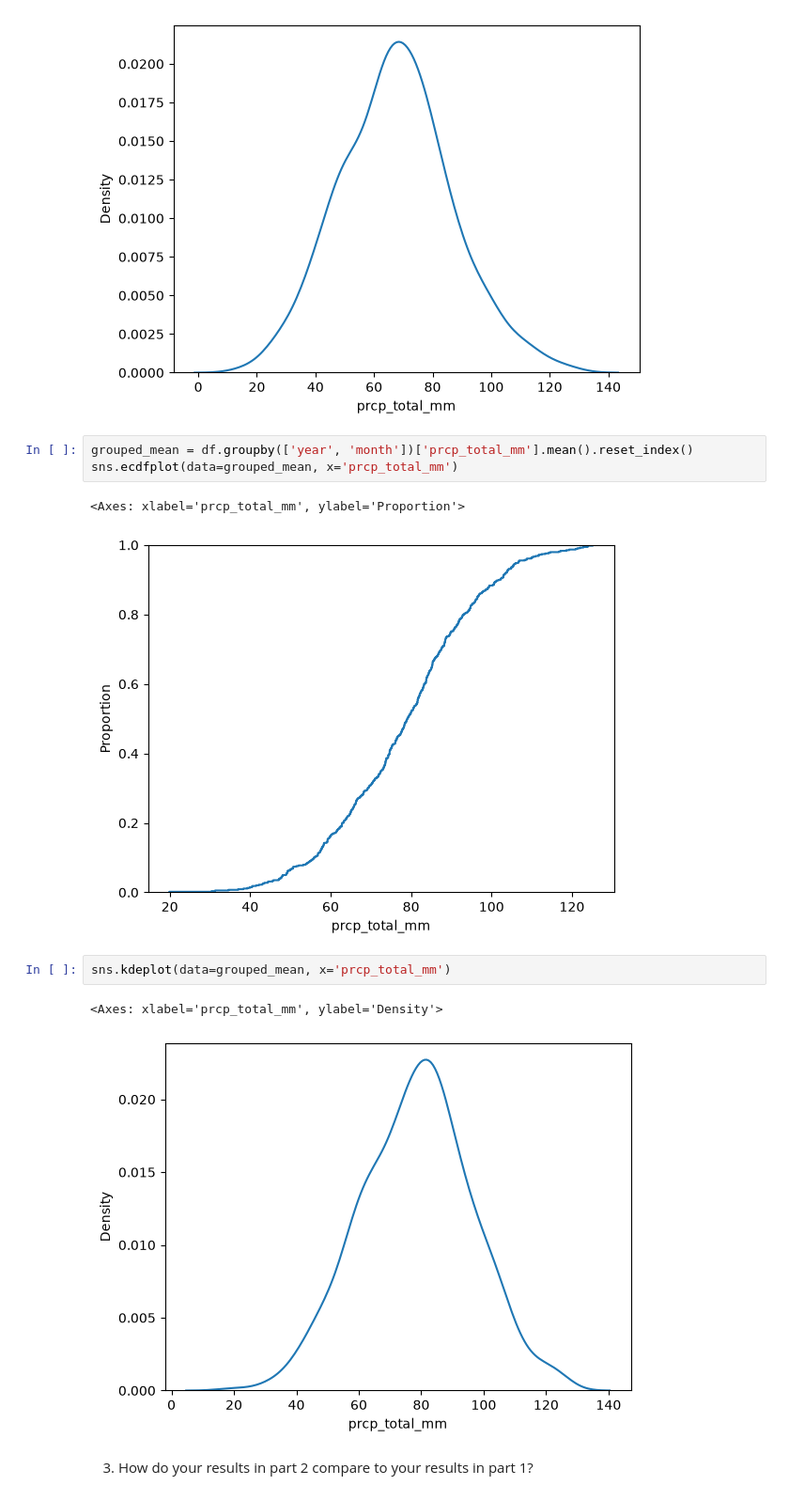
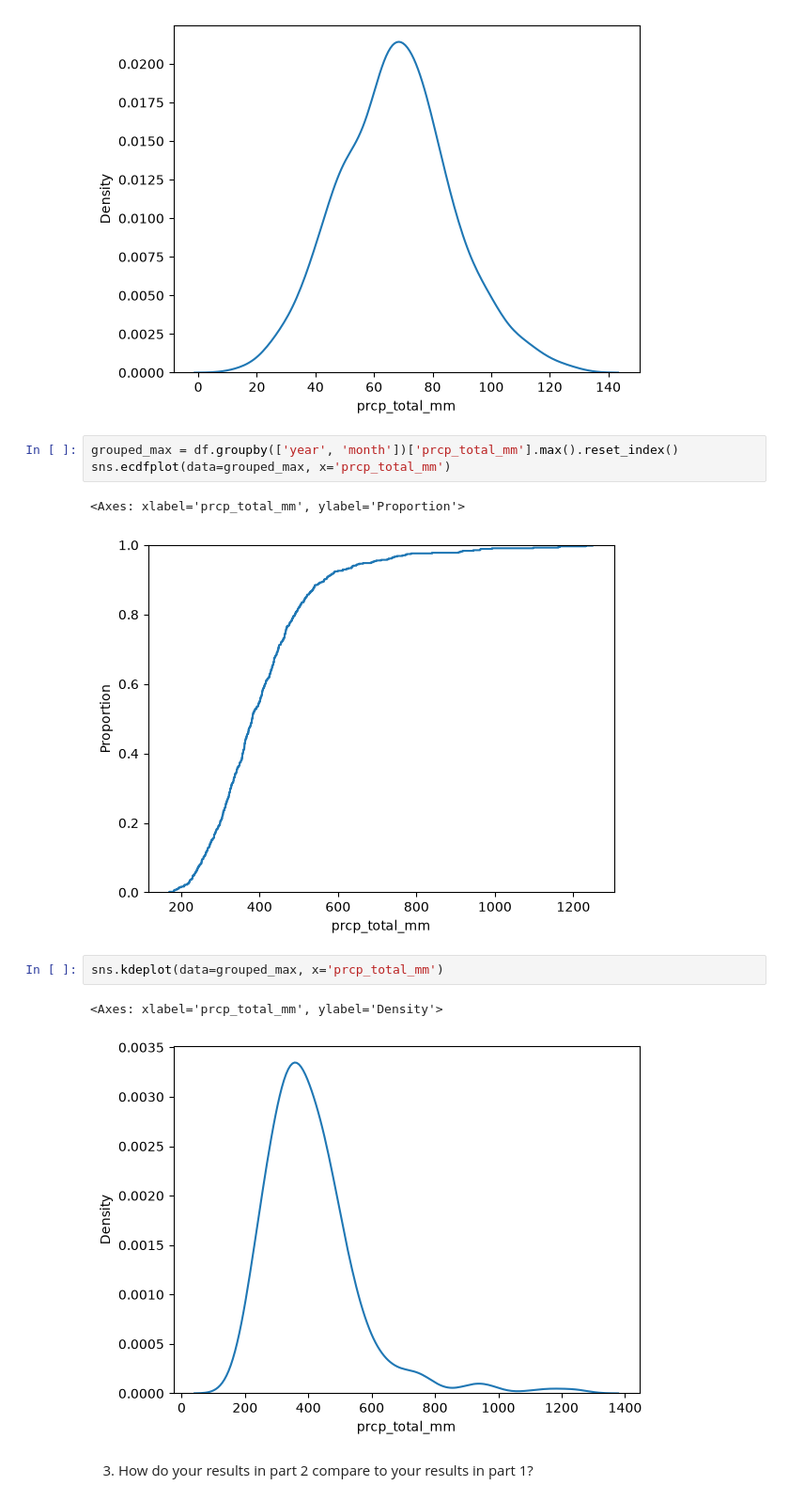
Before and after one commit to jackkovach1/UU_F26_templates, a Jupyter notebook: Week05/Thursday_Lab/lab_05 (1).ipynb, the cells around one changed output. Shown at 94% size. Saved outputs shown, nothing was run; the diff lists cells and outputs as text.

```diff
--- a/Week05/Thursday_Lab/lab_05 (1).ipynb
+++ b/Week05/Thursday_Lab/lab_05 (1).ipynb
@@ -130,15 +132,15 @@ sns.kdeplot(data=grouped_median, x='prcp_total_mm')
 <Axes: xlabel='prcp_total_mm', ylabel='Density'>
 [figure]
 # %%
-grouped_mean = df.groupby(['year', 'month'])['prcp_total_mm'].mean().reset_index()
-sns.ecdfplot(data=grouped_mean, x='prcp_total_mm')
+grouped_max = df.groupby(['year', 'month'])['prcp_total_mm'].max().reset_index()
+sns.ecdfplot(data=grouped_max, x='prcp_total_mm')
 # %% [output]
 <Axes: xlabel='prcp_total_mm', ylabel='Proportion'>
-[figure, old version]
+[figure, new version]
 # %%
-sns.kdeplot(data=grouped_mean, x='prcp_total_mm')
+sns.kdeplot(data=grouped_max, x='prcp_total_mm')
 # %% [output]
 <Axes: xlabel='prcp_total_mm', ylabel='Density'>
-[figure, old version]
+[figure, new version]
 # %% [markdown]
 3. How do your results in part 2 compare to your results in part 1?
```
Also changed, not shown: parts of 24 cells of this notebook.
